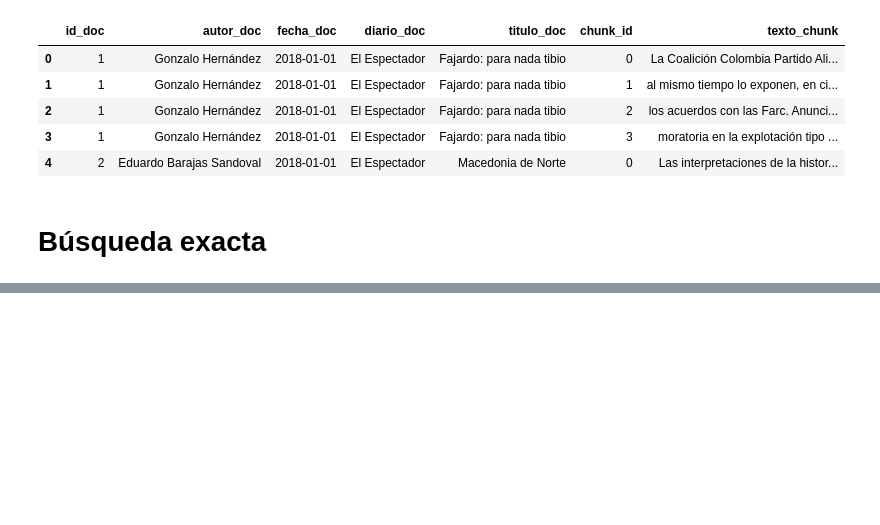
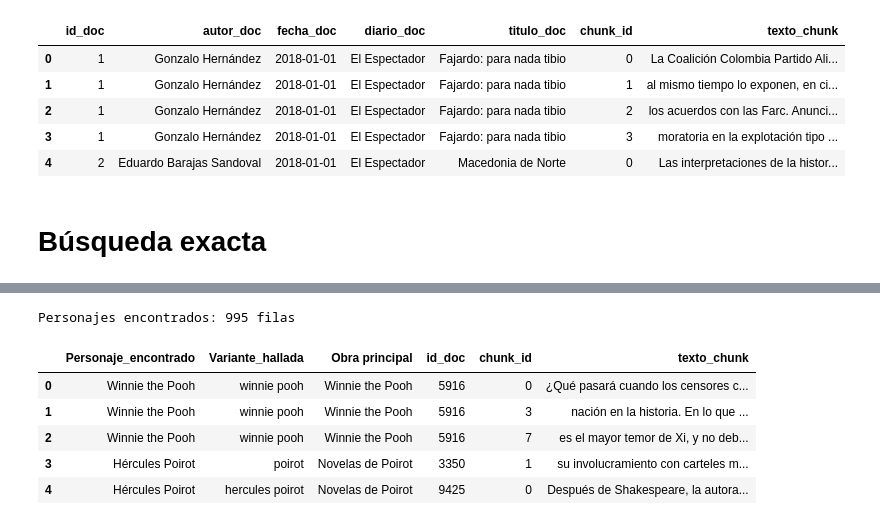
Before and after one commit to BMSS-EAFIT-Projects/HumanidadesDigitales, a Jupyter notebook: notebooks/12_busqueda_lugares_personajes.ipynb, the cells around one changed output, grey strips where cells are left out. Saved outputs shown, nothing was run; the diff lists cells and outputs as text; code cells hidden in the pictures; blank space fills up the shorter version.

```diff
--- a/notebooks/12_busqueda_lugares_personajes.ipynb
+++ b/notebooks/12_busqueda_lugares_personajes.ipynb
@@ -269,0 +176,21 @@ print("✅ Excel guardado en ../data/processed/coincidencias_literarias.xlsx")
+# %%
+# Buscar personajes
+
+df_res_personajes = buscar_terminos(
+    df_terminos = df_personajes,
+    col_nombres = 'Personajes_nombres',
+    col_canon   = 'Personaje ficticio',
+    col_salida  = 'Personaje_encontrado',
+    df_chunks   = df_chunks,
+)
+
+print(f"Personajes encontrados: {len(df_res_personajes):,} filas")
+df_res_personajes.head()
+# %% [output]
+Personajes encontrados: 995 filas
+|  | Personaje_encontrado | Variante_hallada | Obra principal | id_doc | chunk_id | texto_chunk |
+| 0 | Winnie the Pooh | winnie pooh | Winnie the Pooh | 5916 | 0 | ¿Qué pasará cuando los censores c... |
+| 1 | Winnie the Pooh | winnie pooh | Winnie the Pooh | 5916 | 3 | nación en la historia. En lo que ... |
+| 2 | Winnie the Pooh | winnie pooh | Winnie the Pooh | 5916 | 7 | es el mayor temor de Xi, y no deb... |
+| 3 | Hércules Poirot | poirot | Novelas de Poirot | 3350 | 1 | su involucramiento con carteles m... |
+| 4 | Hércules Poirot | hercules poirot | Novelas de Poirot | 9425 | 0 | Después de Shakespeare, la autora... |
```
Also changed, not shown: parts of 13 cells of this notebook, 20 other files.
